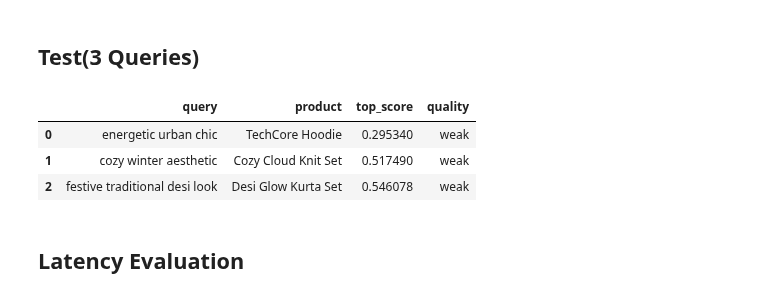
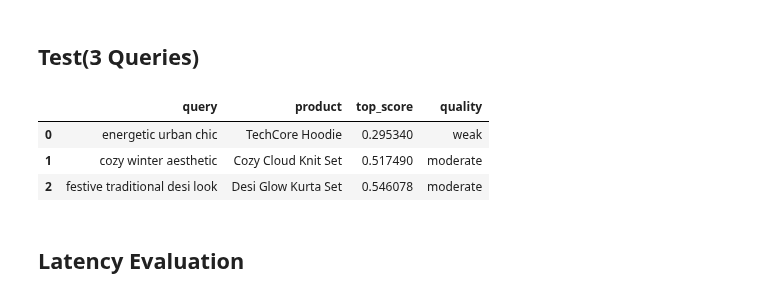
Before and after one commit to sarthaksahu03/nexora, a Jupyter notebook: nexora.ipynb, the cells around one changed output. Saved outputs shown, nothing was run; the diff lists cells and outputs as text; code cells hidden in the pictures.

```diff
--- a/nexora.ipynb
+++ b/nexora.ipynb
@@ -106,16 +106,26 @@ df
 | 7 | Summer Bloom Floral Skirt | Lightweight floral skirt with bre... | [summer, feminine, breezy] | [-0.032082982, 0.0083957855, 0.05... |
 | 8 | TechCore Hoodie | Charcoal grey oversized hoodie wi... | [techwear, minimal, street] | [-0.031735078, 0.15960108, 0.0777... |
 | 9 | Festival Radiance Silver Jhumkas | Traditional oxidized silver jhumk... | [festive, ethnic, cultural] | [-0.06671537, 0.06459412, -0.0155... |
+# %%
+import numpy as np
+
+def normalize(v):
+    return v / np.linalg.norm(v)
+
+df["embedding"] = df["embedding"].apply(normalize)
 # %% [markdown]
 ## Cosine Similarity Search Function
 # %%
 from sklearn.metrics.pairwise import cosine_similarity
 
 def vibe_matcher(query):
-    query_emb = model.encode(query).reshape(1, -1)
+    query_emb = normalize(model.encode(query)).reshape(1, -1)
 
     df["similarity"] = df["embedding"].apply(
-        lambda emb: cosine_similarity(query_emb, emb.reshape(1, -1))[0][0]
+        lambda emb: cosine_similarity(
+            query_emb,
+            emb.reshape(1, -1)
+        )[0][0]
     )
 
     return df.sort_values("similarity", ascending=False).head(3)
@@ -124,34 +134,39 @@ def vibe_matcher(query):
 # %%
 queries = [
     "energetic urban chic",
     "cozy winter aesthetic",
     "festive traditional desi look"
 ]
 
 results = []
 
 for q in queries:
     top = vibe_matcher(q)
-    best_row = top.iloc[0]  # full row
+    best_row = top.iloc[0]
 
     best_score = float(best_row["similarity"])
     product_name = best_row["name"]
 
-    quality = "good" if best_score > 0.7 else "weak"
+    quality = (
+        "excellent" if best_score > 0.75 else
+        "strong" if best_score > 0.60 else
+        "moderate" if best_score > 0.45 else
+        "weak"
+    )
 
     results.append({
         "query": q,
         "product": product_name,
         "top_score": best_score,
         "quality": quality
     })
 
 pd.DataFrame(results)
 # %% [output]
 |  | query | product | top_score | quality |
 | 0 | energetic urban chic | TechCore Hoodie | 0.295340 | weak |
-| 1 | cozy winter aesthetic | Cozy Cloud Knit Set | 0.517490 | weak |
-| 2 | festive traditional desi look | Desi Glow Kurta Set | 0.546078 | weak |
+| 1 | cozy winter aesthetic | Cozy Cloud Knit Set | 0.517490 | moderate |
+| 2 | festive traditional desi look | Desi Glow Kurta Set | 0.546078 | moderate |
 # %% [markdown]
 ## Latency Evaluation
 # %%
```
Also changed, not shown: parts of 1 cell of this notebook.
